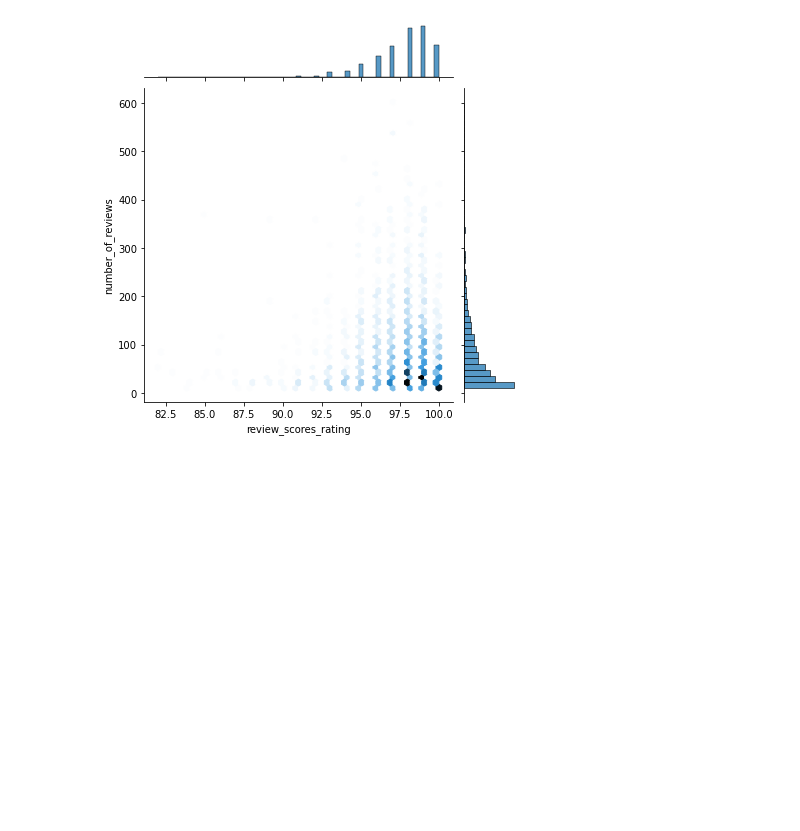
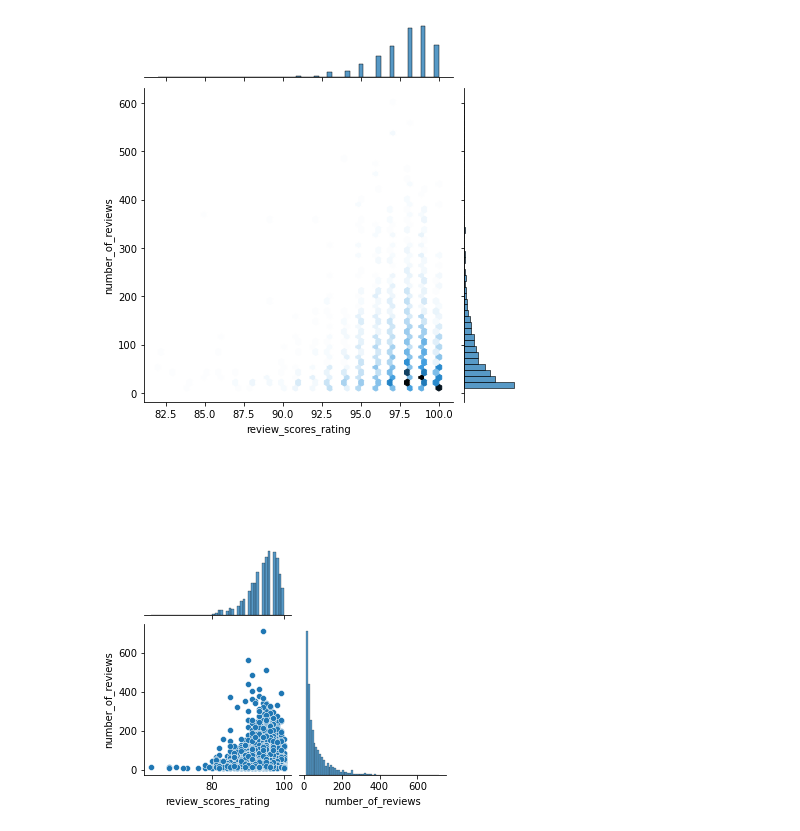
Before and after one commit to data301-2021-summer2/project-group36-project, a Jupyter notebook: analysis/Stephany_Chowsen/Dataset.ipynb, the cells around one changed output. Saved outputs shown, nothing was run; the diff lists cells and outputs as text; code cells hidden in the pictures; blank space fills up the shorter version.

Commit message:
Graphs

```diff
--- a/analysis/Stephany_Chowsen/Dataset.ipynb
+++ b/analysis/Stephany_Chowsen/Dataset.ipynb
@@ -225,3 +225,8 @@ sns.jointplot(data=df3, x='review_scores_rating', y='number_of_reviews', kind='h
 # %% [output]
 <seaborn.axisgrid.JointGrid at 0x...>
 [figure]
+# %%
+g = sns.pairplot(data=df2.select_dtypes(include='number'),
+                 corner=True)
+# %% [output]
+[figure, added]
```
Also changed, not shown: parts of 1 cell of this notebook.
